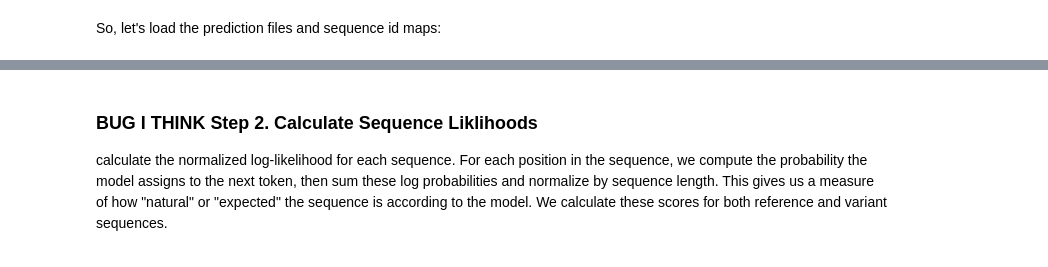
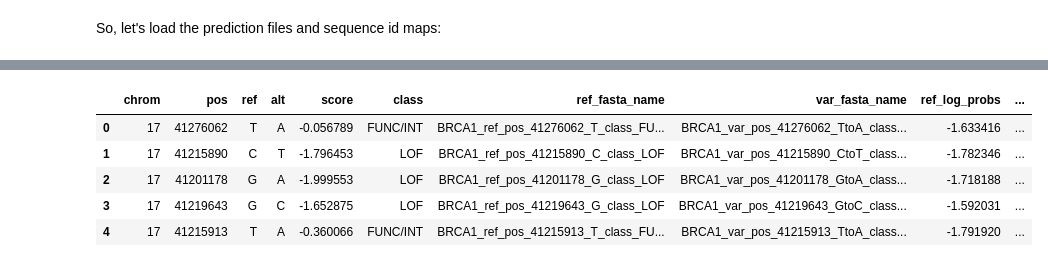
Before and after one commit to cspades/bionemo-framework, a Jupyter notebook: zeroshot_brca_v3_parity.ipynb, the cells around one changed output, grey strips where cells are left out. Saved outputs shown, nothing was run; the diff lists cells and outputs as text; code cells hidden in the pictures.

```diff
--- a/zeroshot_brca_v3_parity.ipynb
+++ b/zeroshot_brca_v3_parity.ipynb
@@ -206,11 +220,12 @@ var_fasta_path = output_dir / "brca1_variant_sequences.fasta"
 # Track unique sequences
 ref_sequences = set()
 var_sequences = set()
-
+ref_seq_to_name = {}
 # Store unique sequences with metadata for writing
 ref_entries = []
 var_entries = []
-
+ref_names = []
+var_names = []
 # Collect unique reference and variant sequences
 for idx, row in brca1_df.iterrows():
     ref_seq, var_seq = parse_sequences(row['pos'], row['ref'], row['alt'])
@@ -218,15 +233,26 @@ for idx, row in brca1_df.iterrows():
     # Add to sets to ensure uniqueness
     if ref_seq not in ref_sequences:
         ref_sequences.add(ref_seq)
+        ref_name = f"BRCA1_ref_pos_{row['pos']}_{row['ref']}_class_{row['class']}"
+
         ref_entries.append(
-            f">BRCA1_ref_pos_{row['pos']}_{row['ref']}_class_{row['class']}\n{ref_seq}\n"
+            f">{ref_name}\n{ref_seq}\n"
         )
-
+        ref_names.append(ref_name)
+        ref_seq_to_name[ref_seq] = ref_name
+    else:
+        ref_name = ref_seq_to_name[ref_seq]
+        ref_names.append(ref_name)
     if var_seq not in var_sequences:
         var_sequences.add(var_seq)
+        var_name = f"BRCA1_var_pos_{row['pos']}_{row['ref']}to{row['alt']}_class_{row['class']}"
+
         var_entries.append(
-            f">BRCA1_var_pos_{row['pos']}_{row['ref']}to{row['alt']}_class_{row['class']}\n{var_seq}\n"
+            f">{var_name}\n{var_seq}\n"
         )
+        var_names.append(var_name)
+    else:
+        assert False, "Duplicate variant sequence"
 
 # Write unique sequences to FASTA files
 with open(ref_fasta_path, "w") as f:
@@ -916,4 +365,0 @@ AUROC: 0.5294
-# %% [markdown]
-### **BUG I THINK** Step 2. Calculate Sequence Liklihoods
-
-calculate the normalized log-likelihood for each sequence. For each position in the sequence, we compute the probability the model assigns to the next token, then sum these log probabilities and normalize by sequence length. This gives us a measure of how "natural" or "expected" the sequence is according to the model. We calculate these scores for both reference and variant sequences.
@@ -964,0 +366,20 @@ print(f"Variant scores shape: {var_scores_np.shape}")
+# %%
+ref_log_probs = []
+var_log_probs = []
+for _, row in brca1_df.iterrows():
+    ref_name = row['ref_fasta_name']
+    var_name = row['var_fasta_name']
+    ref_log_probs.append(ref_preds['log_probs_seqs'][ref_seq_idx_map[ref_name]].item())
+    var_log_probs.append(var_preds['log_probs_seqs'][var_seq_idx_map[var_name]].item())
+brca1_df['ref_log_probs'] = ref_log_probs
+brca1_df['var_log_probs'] = var_log_probs
+# ideally probability of a broken variant is lower than a good one. So a bad var - good ref is negative.
+brca1_df['evo2_delta_score'] = brca1_df['var_log_probs'] - brca1_df['ref_log_probs']
+brca1_df.head()
+# %% [output]
+|  | chrom | pos | ref | alt | score | class | ref_fasta_name | var_fasta_name | ref_log_probs | ... |
+| 0 | 17 | 41276062 | T | A | -0.056789 | FUNC/INT | BRCA1_ref_pos_41276062_T_class_FU... | BRCA1_var_pos_41276062_TtoA_class... | -1.633416 | ... |
+| 1 | 17 | 41215890 | C | T | -1.796453 | LOF | BRCA1_ref_pos_41215890_C_class_LOF | BRCA1_var_pos_41215890_CtoT_class... | -1.782346 | ... |
+| 2 | 17 | 41201178 | G | A | -1.999553 | LOF | BRCA1_ref_pos_41201178_G_class_LOF | BRCA1_var_pos_41201178_GtoA_class... | -1.718188 | ... |
+| 3 | 17 | 41219643 | G | C | -1.652875 | LOF | BRCA1_ref_pos_41219643_G_class_LOF | BRCA1_var_pos_41219643_GtoC_class... | -1.592031 | ... |
+| 4 | 17 | 41215913 | T | A | -0.360066 | FUNC/INT | BRCA1_ref_pos_41215913_T_class_FU... | BRCA1_var_pos_41215913_TtoA_class... | -1.791920 | ... |
```
Also changed, not shown: parts of 41 cells of this notebook, 1 other file.
